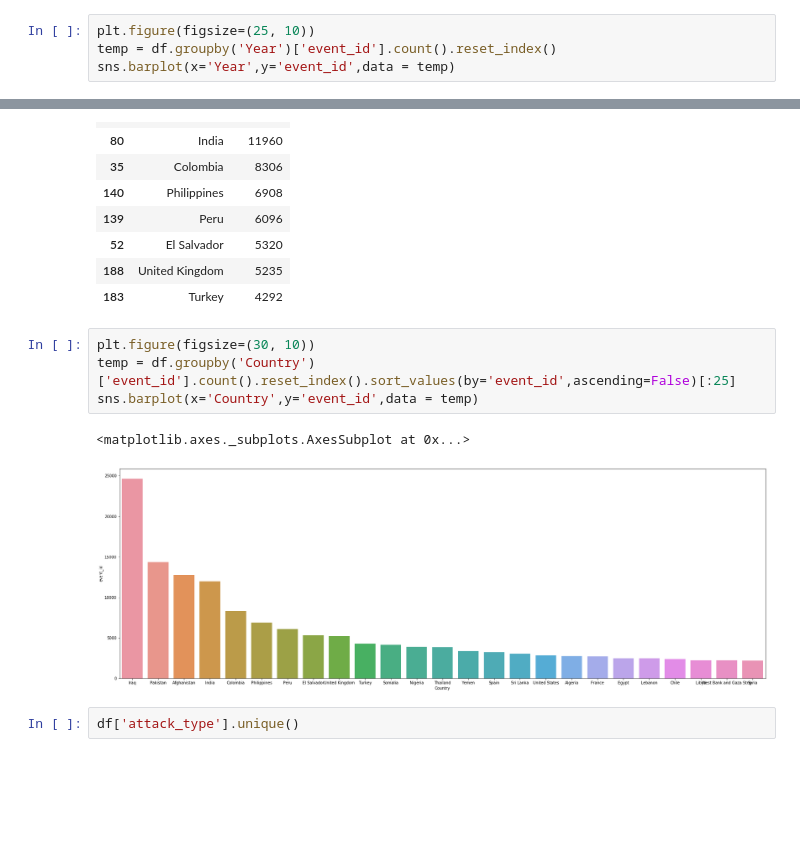
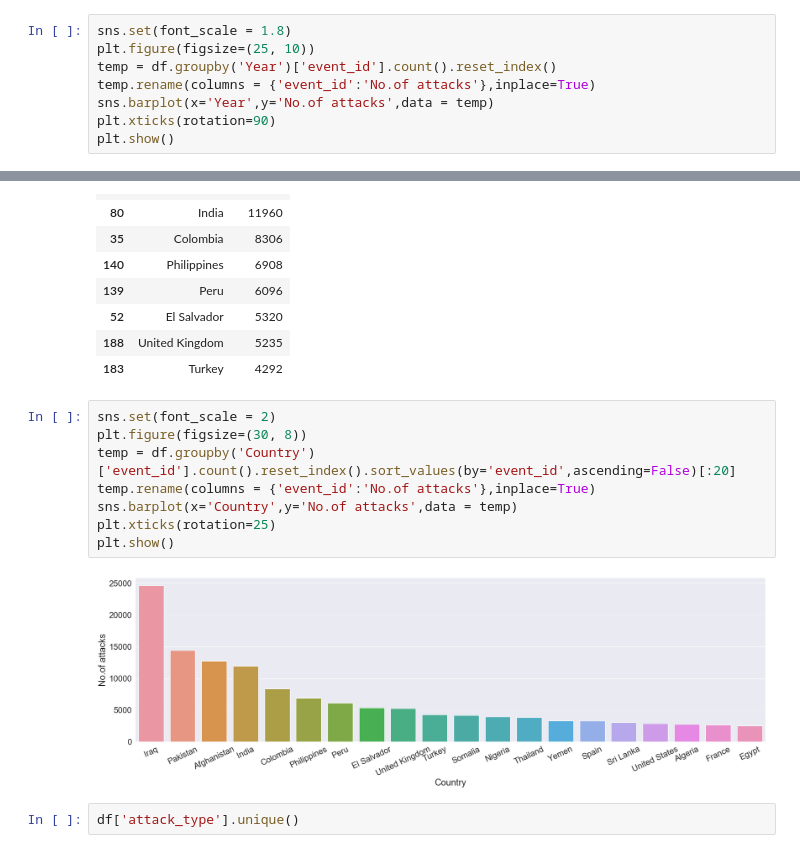
Before and after one commit to bhanuprakash-7/Global_Terrorsim_EDA, a Jupyter notebook: GlobalTerrorismEDA.ipynb, the cells around one changed output, grey strips where cells are left out. Cells and saved outputs as stored; diff of their text form; blank space fills up the shorter version.

```diff
--- a/GlobalTerrorismEDA.ipynb
+++ b/GlobalTerrorismEDA.ipynb
@@ -213,7 +199,11 @@ Years that have highest number of attacks
 | 39 | 2010 | 4826 |
 | 37 | 2008 | 4805 |
 # %%
+sns.set(font_scale = 1.8)
 plt.figure(figsize=(25, 10))
 temp = df.groupby('Year')['event_id'].count().reset_index()
-sns.barplot(x='Year',y='event_id',data = temp)
+temp.rename(columns = {'event_id':'No.of attacks'},inplace=True)
+sns.barplot(x='Year',y='No.of attacks',data = temp)
+plt.xticks(rotation=90)
+plt.show()
 # %% [output]
@@ -237,12 +226,15 @@ Countries that were attacked the most
 | 188 | United Kingdom | 5235 |
 | 183 | Turkey | 4292 |
 # %%
-plt.figure(figsize=(30, 10))
-temp = df.groupby('Country')['event_id'].count().reset_index().sort_values(by='event_id',ascending=False)[:25]
-sns.barplot(x='Country',y='event_id',data = temp)
+sns.set(font_scale = 2)
+plt.figure(figsize=(30, 8))
+temp = df.groupby('Country')['event_id'].count().reset_index().sort_values(by='event_id',ascending=False)[:20]
+temp.rename(columns = {'event_id':'No.of attacks'},inplace=True)
+sns.barplot(x='Country',y='No.of attacks',data = temp)
+plt.xticks(rotation=25)
+plt.show()
 # %% [output]
-<matplotlib.axes._subplots.AxesSubplot at 0x...>
-[figure, old version]
+[figure, new version]
 # %%
 df['attack_type'].unique()
 # %% [output]
```
Also changed, not shown: parts of 13 cells of this notebook.
